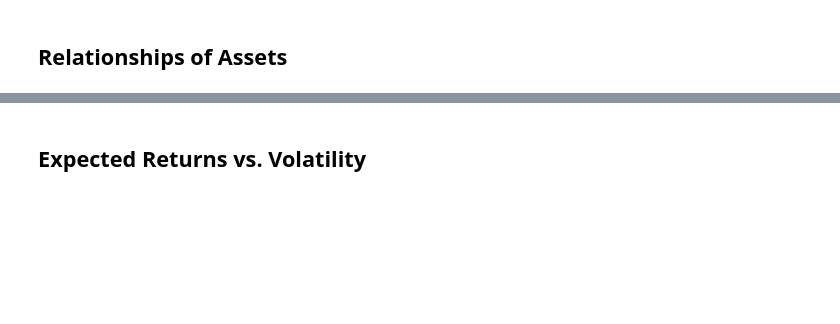
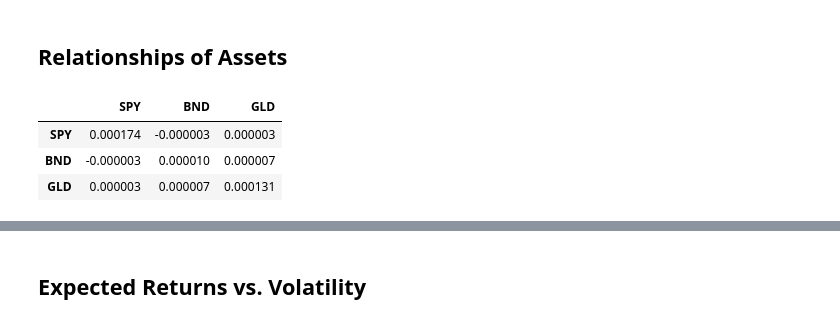
Before and after one commit to mkareshk/dafin, a Jupyter notebook: notebooks/returns_data.ipynb, the cells around one changed output, grey strips where cells are left out. Drawn from its saved outputs; the diff is of its cells as text; code cells hidden in the pictures; blank space fills up the shorter version.

```diff
--- a/notebooks/returns_data.ipynb
+++ b/notebooks/returns_data.ipynb
@@ -60,7 +103,12 @@ returns_data.returns
 ## Relationships of Assets
 # %%
 # Cov Data
-returns_data.returns.cov()
+returns_data.cov
+# %% [output]
+|  | SPY | BND | GLD |
+| SPY | 0.000174 | -0.000003 | 0.000003 |
+| BND | -0.000003 | 0.000010 | 0.000007 |
+| GLD | 0.000003 | 0.000007 | 0.000131 |
 # %%
 # Cov Plot
 fig, ax = returns_data.plot_cov()
```
Also changed, not shown: parts of 19 cells of this notebook.
